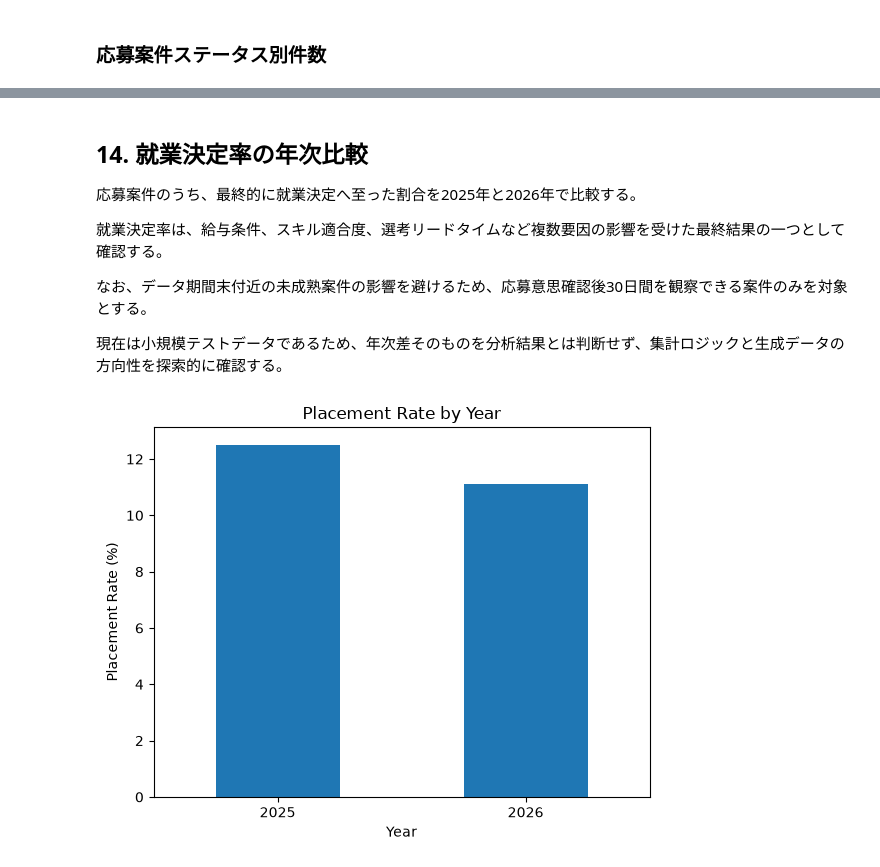
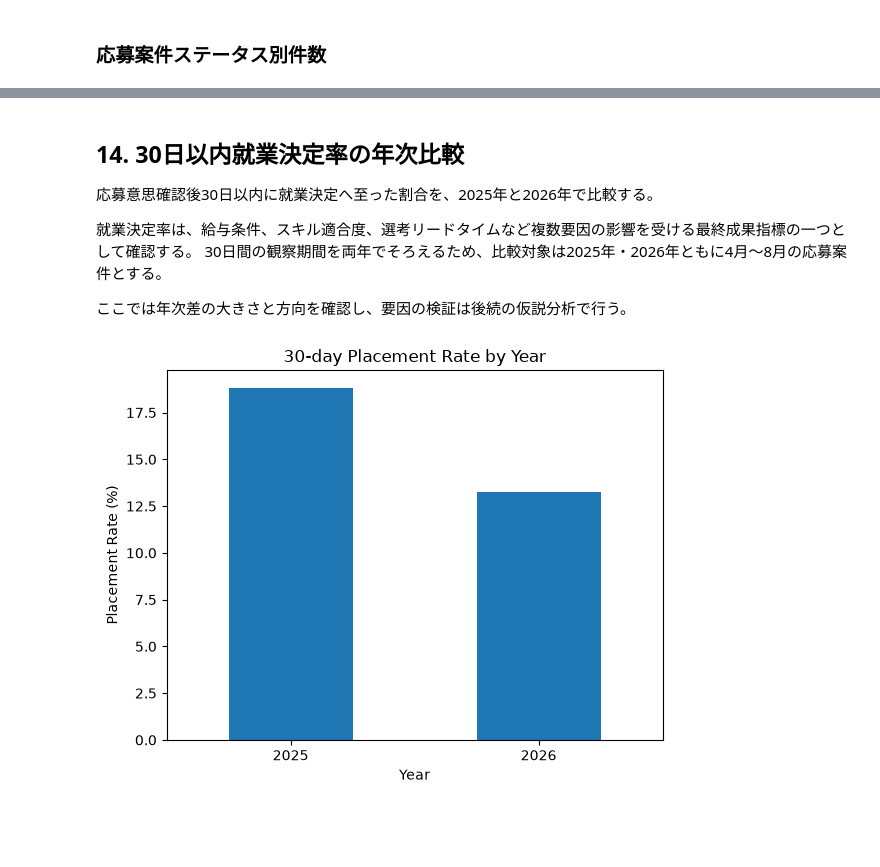
Before and after one commit to k-tomoe/recruitment-analytics-portfolio, a Jupyter notebook: notebooks/01_eda.ipynb, the cells around one changed output, grey strips where cells are left out. Cells and saved outputs as stored; diff of their text form; code cells hidden in the pictures; blank space fills up the shorter version.

```diff
--- a/notebooks/01_eda.ipynb
+++ b/notebooks/01_eda.ipynb
@@ -964,40 +758,40 @@ application_df[
 # %% [markdown]
-## 14. 就業決定率の年次比較
-応募案件のうち、最終的に就業決定へ至った割合を2025年と2026年で比較する。
+## 14. 30日以内就業決定率の年次比較
+応募意思確認後30日以内に就業決定へ至った割合を、2025年と2026年で比較する。
 
-就業決定率は、給与条件、スキル適合度、選考リードタイムなど複数要因の影響を受けた最終結果の一つとして確認する。
+就業決定率は、給与条件、スキル適合度、選考リードタイムなど複数要因の影響を受ける最終成果指標の一つとして確認する。
+30日間の観察期間を両年でそろえるため、比較対象は2025年・2026年ともに4月〜8月の応募案件とする。
 
-なお、データ期間末付近の未成熟案件の影響を避けるため、応募意思確認後30日間を観察できる案件のみを対象とする。
-
-現在は小規模テストデータであるため、年次差そのものを分析結果とは判断せず、集計ロジックと生成データの方向性を探索的に確認する。
+ここでは年次差の大きさと方向を確認し、要因の検証は後続の仮説分析で行う。
 # %%
-placement_rate_plot = (
-    application_year_summary[
-        "placement_rate"
-    ]
-    * 100
+# 30日間の観察が可能な同期間（4月〜8月）を比較
+placement_comparison_df = application_df[
+    (application_df["application_year"].isin(["2025", "2026"]))
+    & (application_df["application_month"].str[5:7].astype(int).between(4, 8))
+    & (application_df["application_30d_observed_flag"] == 1)
+].copy()
+
+
+# 応募意思確認後30日以内の就業決定フラグ
+placement_comparison_df["placed_within_30d_flag"] = (
+    (placement_comparison_df["placed_flag"] == 1)
+    & (placement_comparison_df["intent_to_decision_days"] <= 30)
+).astype(int)
+
+
+# 年別の30日以内就業決定率
+placement_rate_by_year = (
+    placement_comparison_df.groupby("application_year")["placed_within_30d_flag"].mean() * 100
 )
 
-placement_rate_plot.plot(
-    kind="bar"
-)
 
-plt.title(
-    "Placement Rate by Year"
-)
+placement_rate_by_year.plot(kind="bar")
 
-plt.xlabel(
-    "Year"
-)
-
-plt.ylabel(
-    "Placement Rate (%)"
-)
-
-plt.xticks(
-    rotation=0
-)
+plt.title("30-day Placement Rate by Year") # 年別30日以内就業決定率
+plt.xlabel("Year")
+plt.ylabel("Placement Rate (%)")
+plt.xticks(rotation=0)
 
 plt.show()
 # %% [output]
-[figure, old version]
+[figure, new version]
```
Also changed, not shown: parts of 58 cells of this notebook, 2 other files.
